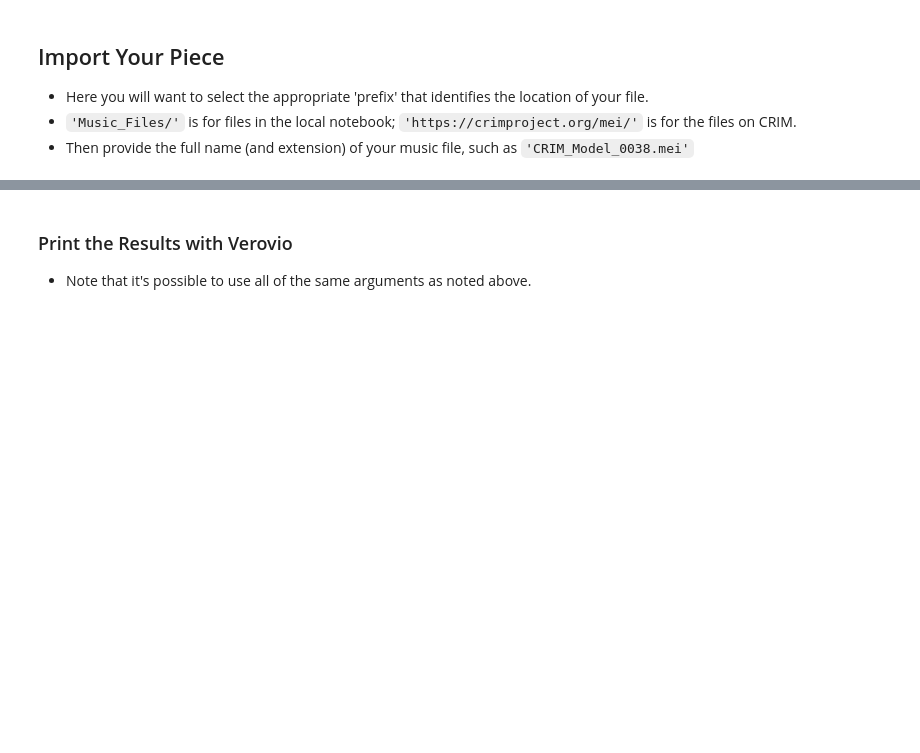
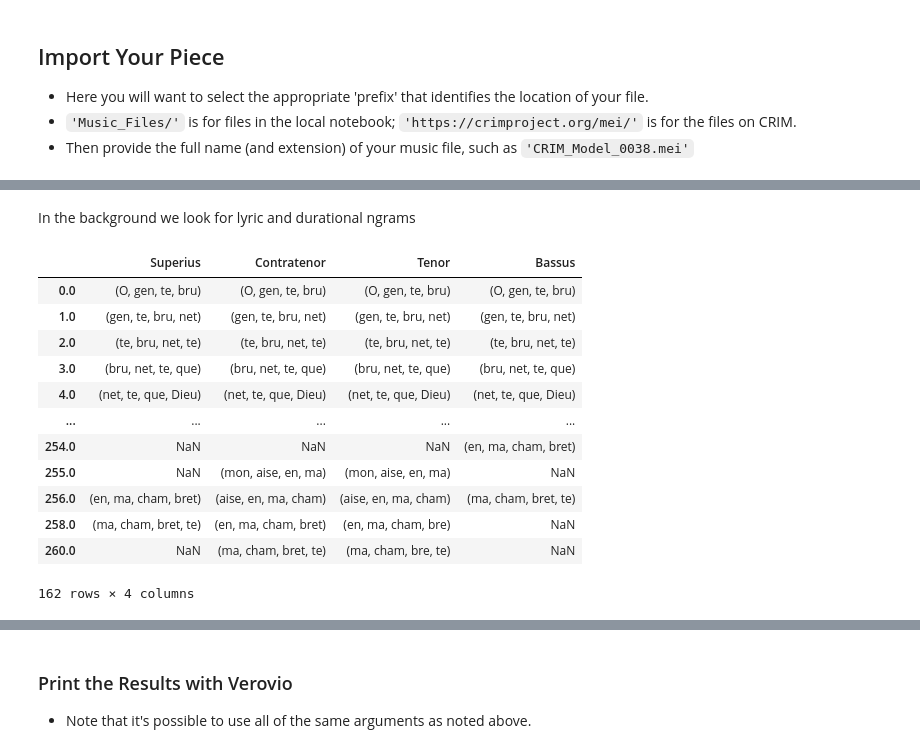
Before and after one commit to RichardFreedman/CRIM_JHUB, a Jupyter notebook: CRIM_06_Homorhythm_Verovio.ipynb, the cells around one changed output, grey strips where cells are left out. Drawn from its saved outputs; the diff is of its cells as text; code cells hidden in the pictures; blank space fills up the shorter version.

```diff
--- a/CRIM_06_Homorhythm_Verovio.ipynb
+++ b/CRIM_06_Homorhythm_Verovio.ipynb
@@ -108,0 +104,21 @@ Successfully imported https://crimproject.org/mei/CRIM_Model_0032.mei
+# %% [markdown]
+In the background we look for lyric and durational ngrams
+# %%
+lyrics = piece.lyrics()
+lyrics = lyrics.applymap(piece._alpha_only)
+lyr_ng = piece.ngrams(df=lyrics, n=4, exclude=[])
+lyr_ng
+# %% [output]
+|  | Superius | Contratenor | Tenor | Bassus |
+| 0.0 | (O, gen, te, bru) | (O, gen, te, bru) | (O, gen, te, bru) | (O, gen, te, bru) |
+| 1.0 | (gen, te, bru, net) | (gen, te, bru, net) | (gen, te, bru, net) | (gen, te, bru, net) |
+| 2.0 | (te, bru, net, te) | (te, bru, net, te) | (te, bru, net, te) | (te, bru, net, te) |
+| 3.0 | (bru, net, te, que) | (bru, net, te, que) | (bru, net, te, que) | (bru, net, te, que) |
+| 4.0 | (net, te, que, Dieu) | (net, te, que, Dieu) | (net, te, que, Dieu) | (net, te, que, Dieu) |
+| ... | ... | ... | ... | ... |
+| 254.0 | NaN | NaN | NaN | (en, ma, cham, bret) |
+| 255.0 | NaN | (mon, aise, en, ma) | (mon, aise, en, ma) | NaN |
+| 256.0 | (en, ma, cham, bret) | (aise, en, ma, cham) | (aise, en, ma, cham) | (ma, cham, bret, te) |
+| 258.0 | (ma, cham, bret, te) | (en, ma, cham, bret) | (en, ma, cham, bre) | NaN |
+| 260.0 | NaN | (ma, cham, bret, te) | (ma, cham, bre, te) | NaN |
+162 rows × 4 columns
```
Also changed, not shown: parts of 7 cells of this notebook.
